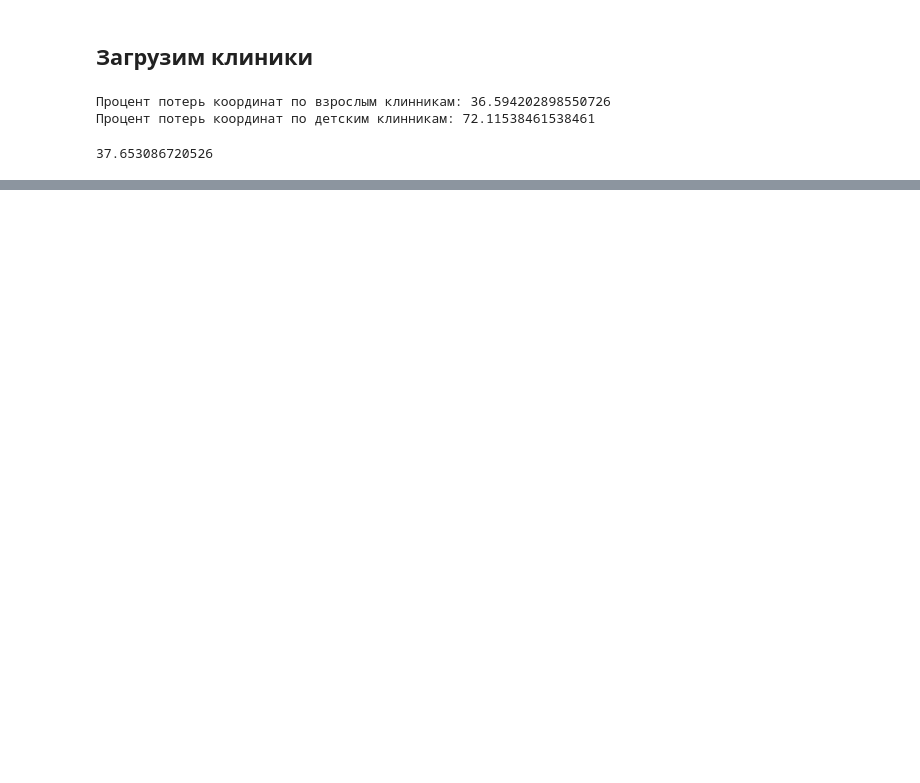
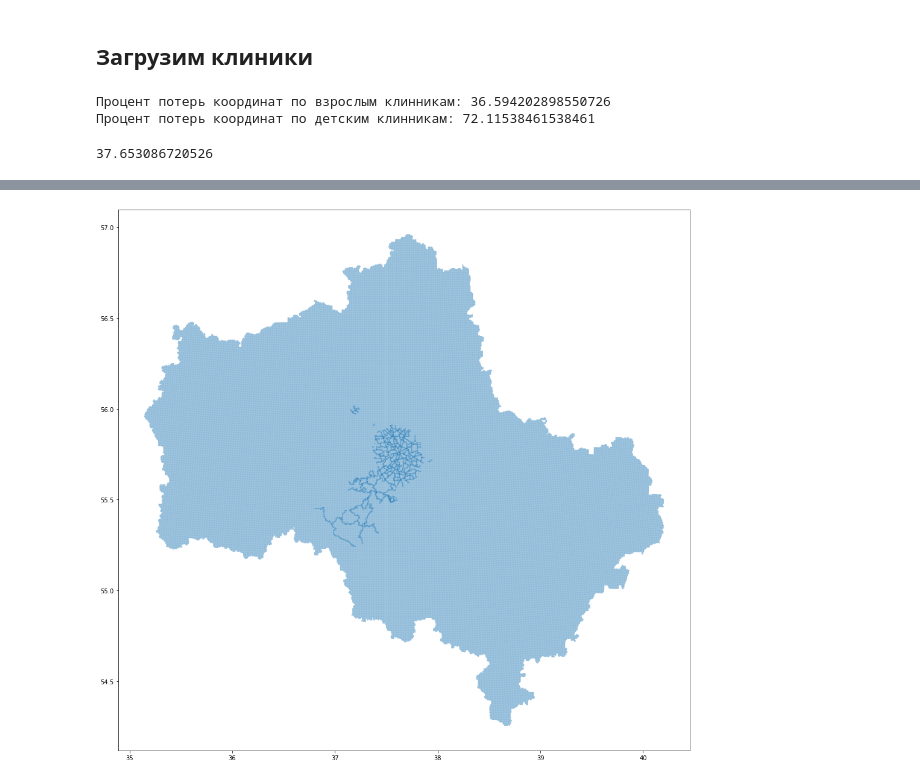
Before and after one commit to Femt0S/leaders2021, a Jupyter notebook: case_6.ipynb, the cells around one changed output, grey strips where cells are left out. Cells and saved outputs as stored; diff of their text form; code cells hidden in the pictures; blank space fills up the shorter version.

```diff
--- a/case_6.ipynb
+++ b/case_6.ipynb
@@ -425,0 +455,14 @@ plt.show()
+# %%
+ax = pd.merge(
+    shp_fishnet,
+    df_sector_rel[['cell_zid', 'adm_zid']],
+    how="left",
+    on='cell_zid',
+    sort=False,
+    suffixes=("_x", "_y"),
+    copy=True,
+    indicator=False,
+    validate=None,
+).plot(figsize=(17,17), alpha=0.5)
+# %% [output]
+[figure, added]
```
Also changed, not shown: parts of 11 cells of this notebook, 1 other file.
